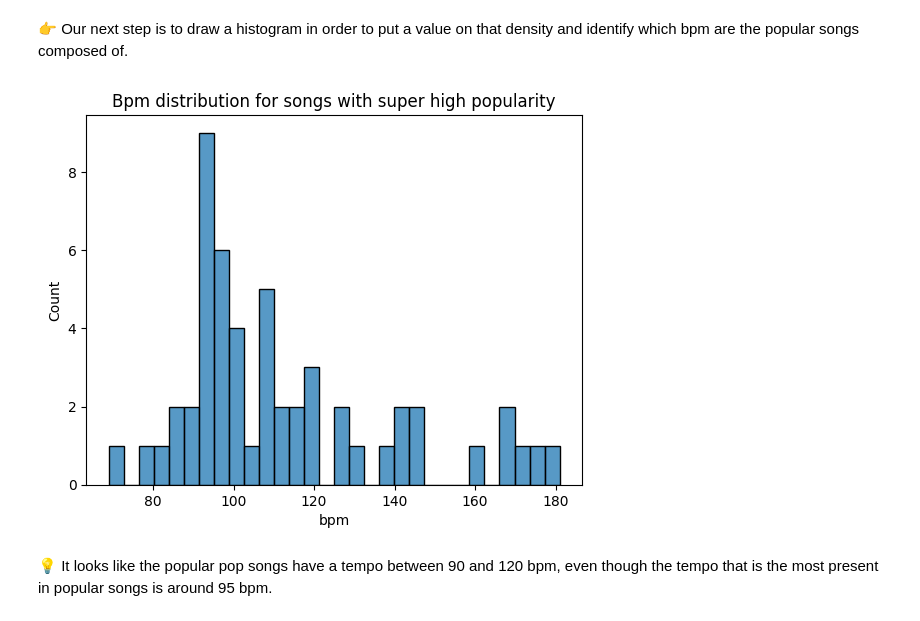
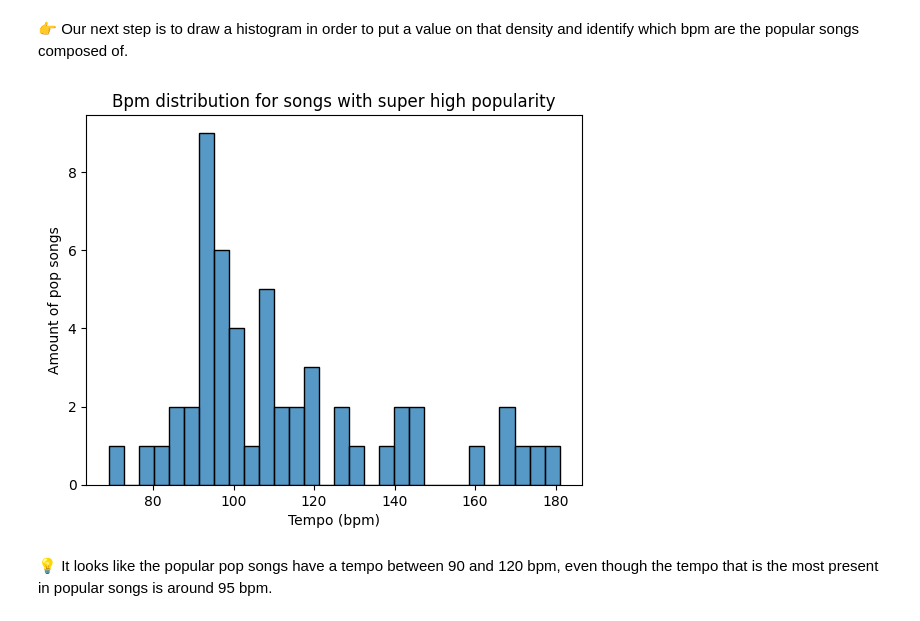
Before and after one commit to Lucas-COX/datamining-evaluation, a Jupyter notebook: notebooks/spotify.ipynb, the cells around one changed output. Drawn from its saved outputs; the diff is of its cells as text; code cells hidden in the pictures.

```diff
--- a/notebooks/spotify.ipynb
+++ b/notebooks/spotify.ipynb
@@ -191,10 +204,15 @@ plt.show()
 👉 Our next step is to draw a histogram in order to put a value on that density and identify which bpm are the popular songs composed of.
 # %%
 sns.histplot(data=popular_df, x="bpm", stat="count", bins=30)
+
+# Add title and axis names
 plt.title("Bpm distribution for songs with super high popularity")
+plt.xlabel("Tempo (bpm)")
+plt.ylabel("Amount of pop songs")
+
 plt.show()
 # %% [output]
-[figure, old version]
+[figure, new version]
 # %% [markdown]
 💡 It looks like the popular pop songs have a tempo between 90 and 120 bpm, even though the tempo that is the most present in popular songs is around 95 bpm.
 # %% [markdown]
```
Also changed, not shown: parts of 3 cells of this notebook, 3 other files.
